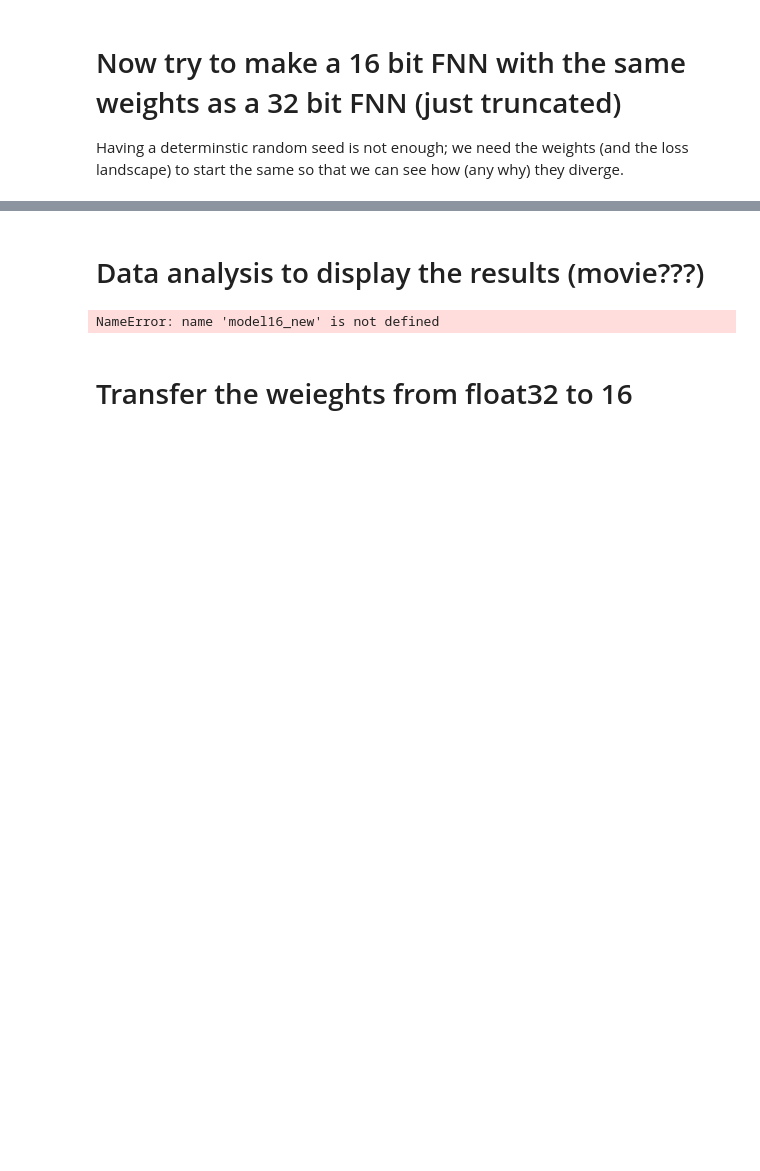
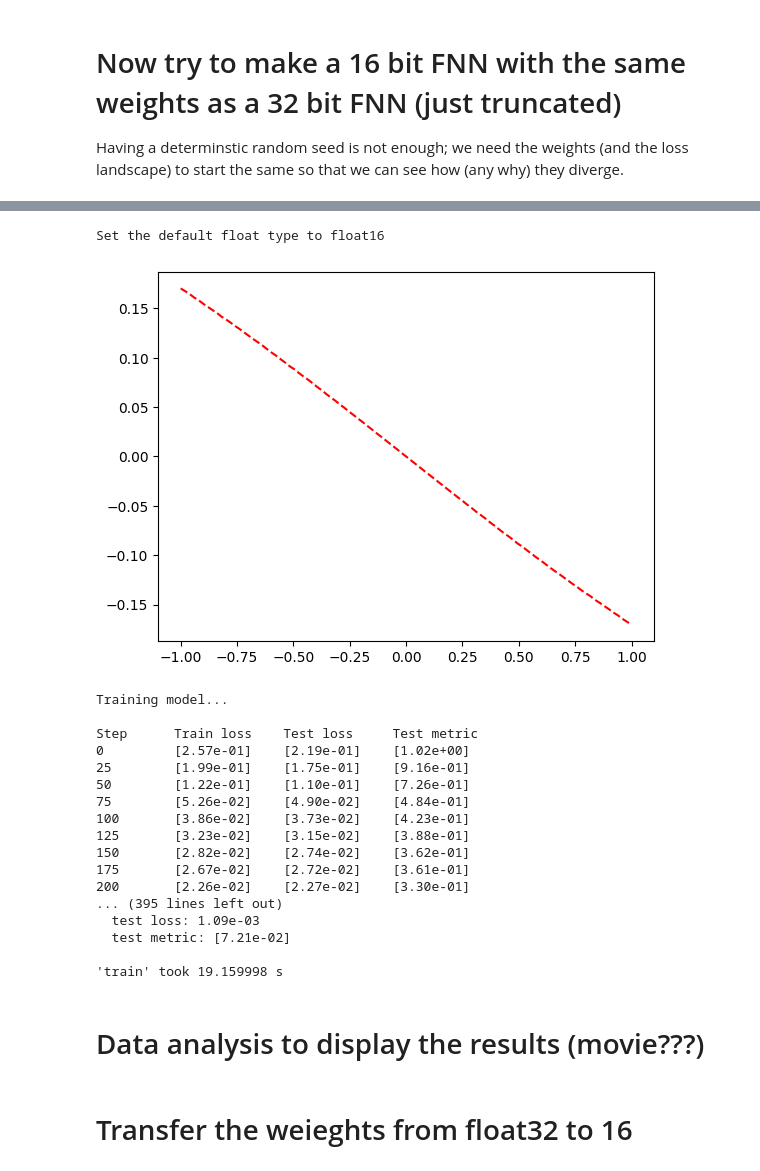
Before and after one commit to lu-group/mixed-precision-sciml, a Jupyter notebook: loss landscape/comparing.ipynb, the cells around one changed output, grey strips where cells are left out. Saved outputs shown, nothing was run; the diff lists cells and outputs as text; code cells hidden in the pictures; blank space fills up the shorter version.

```diff
--- a/loss landscape/comparing.ipynb
+++ b/loss landscape/comparing.ipynb
@@ -434,11 +468,32 @@ losshistory, train_state = model32_to_copy.train(iterations=10_000, callbacks=mo
 # %%
 dde.config.set_default_float('float16')
 
 plt.plot(model16_new.data.test_x, model16_new.predict(model16_new.data.test_x), 'r--')
 plt.show()
 
 model16_newcallbacks = [SaveLosslandscapeCallback(name="model16_new", period=20)]
+model16_newcallbacks = []
 losshistory, train_state = model16_new.train(iterations=10_000, callbacks=model16_newcallbacks,display_every=25)
+# %% [output]
+Set the default float type to float16
+[figure, added]
+Training model...
+
+Step      Train loss    Test loss     Test metric
+0         [2.57e-01]    [2.19e-01]    [1.02e+00]
+25        [1.99e-01]    [1.75e-01]    [9.16e-01]
+50        [1.22e-01]    [1.10e-01]    [7.26e-01]
+75        [5.26e-02]    [4.90e-02]    [4.84e-01]
+100       [3.86e-02]    [3.73e-02]    [4.23e-01]
+125       [3.23e-02]    [3.15e-02]    [3.88e-01]
+150       [2.82e-02]    [2.74e-02]    [3.62e-01]
+175       [2.67e-02]    [2.72e-02]    [3.61e-01]
+200       [2.26e-02]    [2.27e-02]    [3.30e-01]
+... (395 lines left out)
+  test loss: 1.09e-03
+  test metric: [7.21e-02]
+
+'train' took 19.159998 s
 # %% [markdown]
 # Data analysis to display the results (movie???)
 # %%
@@ -481,8 +536,6 @@ for (file16, file32) in zip(files16, files32):
     ll_16_images.append(f"./images/epoch_{epoch}_16_losslandscape.png")
     plot_grid('MSE', filename=file32, title=f"float32 epoch {epoch}", save=f"./images/epoch_{epoch}_32_losslandscape.png")
     ll_32_images.append(f"./images/epoch_{epoch}_32_losslandscape.png")
-# %% [output]
-NameError: name 'model16_new' is not defined
 # %%
 %env FFMPEG_BINARY='/nix/store/1cnb9x64rmmbbnvbj5pl9syg58bmxq1v-home-manager-path/bin/ffmpeg'
 import moviepy
```
Also changed, not shown: parts of 13 cells of this notebook, 1 other file.
